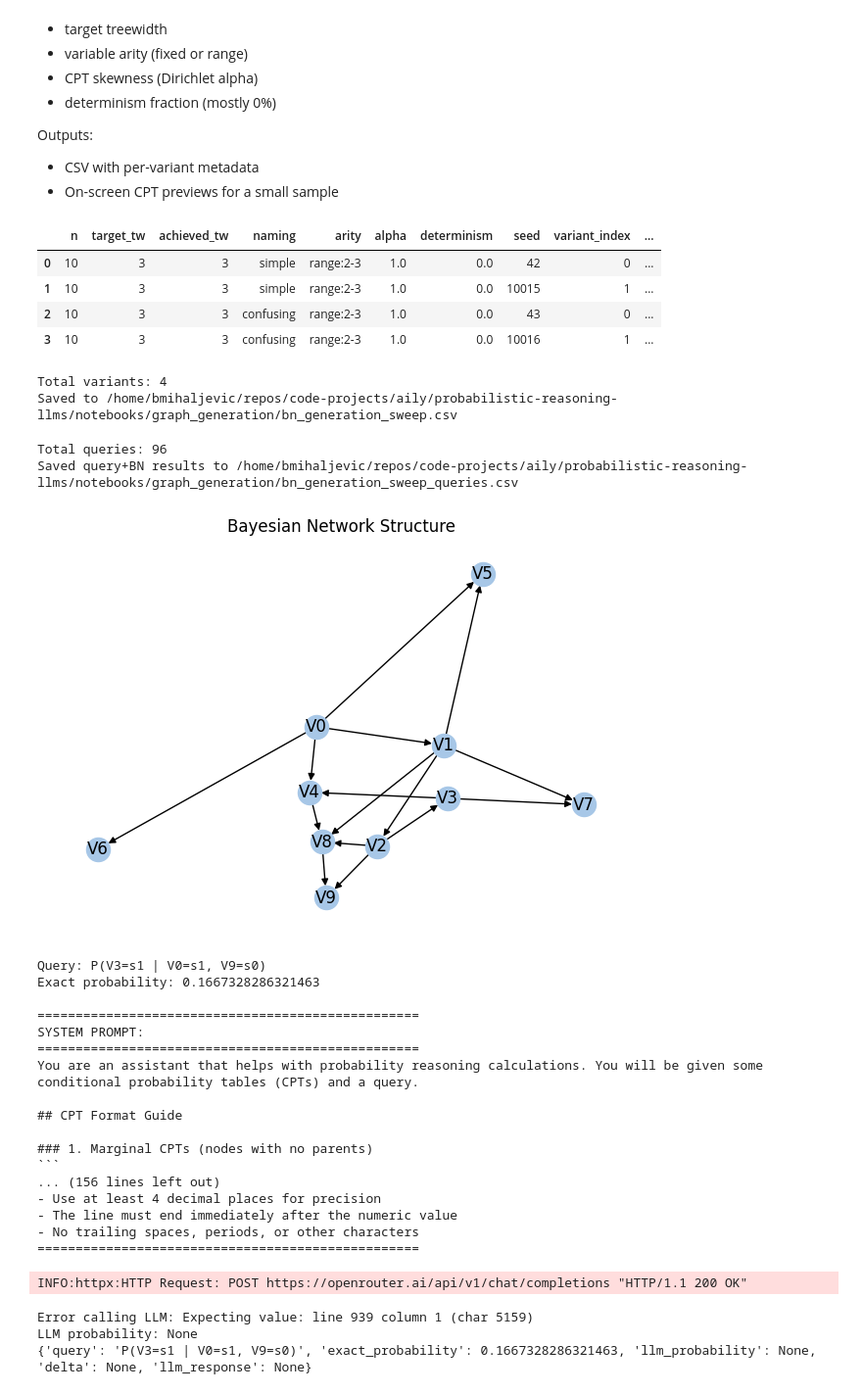
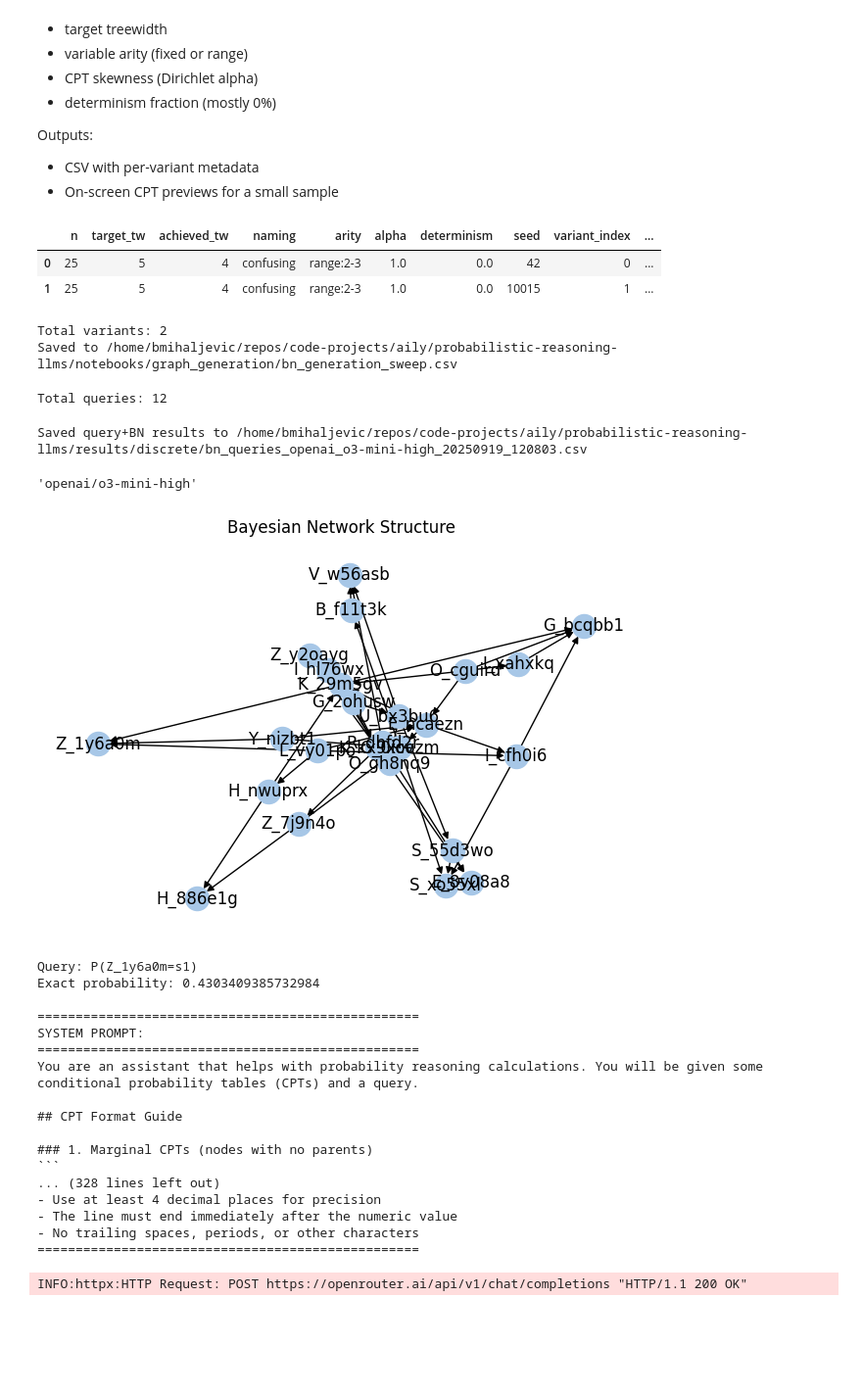
Before and after one commit to ferjorosa/probabilistic-reasoning-llms, a Jupyter notebook: notebooks/graph_generation/BN_generation_sweep.ipynb, the cells around one changed output. Shown at 98% size. Drawn from its saved outputs; the diff is of its cells as text; code cells hidden in the pictures; blank space fills up the shorter version.

````diff
--- a/notebooks/graph_generation/BN_generation_sweep.ipynb
+++ b/notebooks/graph_generation/BN_generation_sweep.ipynb
@@ -52,9 +53,9 @@ from llm_calling import extract_numeric_answer, create_probability_prompt, run_l
 # %%
 # Parameter grids (edit as needed)
 #ns = [7, 11, 15]
-ns = [10]
+ns = [25]
 #treewidths = [2, 3, 4]
-treewidths = [3]
+treewidths = [5]
 arity_specs = [
     #{"type": "fixed", "fixed": 2},
     {"type": "range", "min": 2, "max": 3},
@@ -64,7 +65,8 @@ dirichlet_alphas = [1.0]
 #determinism_fracs = [0.0, 0.1]  # mostly 0%; includes a nonzero test
 determinism_fracs = [0.0]  # mostly 0%; includes a nonzero test
 #naming_strategies = ['simple', 'confusing', 'semantic']  # Add naming strategy variation
-naming_strategies = ['simple', 'confusing']  # Add naming strategy variation
+#naming_strategies = ['simple', 'confusing']  # Add naming strategy variation
+naming_strategies = ['confusing']  # Add naming strategy variation
 variants_per_combo = 2
 base_seed = 42
 
@@ -139,11 +141,9 @@ df.to_csv(out_csv, index=False)
 print('Saved to', out_csv)
 # %% [output]
 |  | n | target_tw | achieved_tw | naming | arity | alpha | determinism | seed | variant_index | ... |
-| 0 | 10 | 3 | 3 | simple | range:2-3 | 1.0 | 0.0 | 42 | 0 | ... |
-| 1 | 10 | 3 | 3 | simple | range:2-3 | 1.0 | 0.0 | 10015 | 1 | ... |
-| 2 | 10 | 3 | 3 | confusing | range:2-3 | 1.0 | 0.0 | 43 | 0 | ... |
-| 3 | 10 | 3 | 3 | confusing | range:2-3 | 1.0 | 0.0 | 10016 | 1 | ... |
+| 0 | 25 | 5 | 4 | confusing | range:2-3 | 1.0 | 0.0 | 42 | 0 | ... |
+| 1 | 25 | 5 | 4 | confusing | range:2-3 | 1.0 | 0.0 | 10015 | 1 | ... |
-Total variants: 4
+Total variants: 2
 Saved to /home/bmihaljevic/repos/code-projects/aily/probabilistic-reasoning-llms/notebooks/graph_generation/bn_generation_sweep.csv
 # %%
 # For each Bayesian network, generate n queries using generate_queries, run them, and collect results
@@ -162,10 +162,11 @@ for idx, bn_dict in enumerate(all_bayesian_networks):
     # Generate 5 queries for this BN
     queries = generate_queries(
         bn,
-        num_queries=24,
+        num_queries=6,
         #query_node_counts=(1, 2),
-        query_node_counts=[1],
-        evidence_counts=(0, 1, 2),
+        query_node_counts=[2],
+        #evidence_counts=(0, 1, 2),
+        evidence_counts=(2),
         #distance_buckets=[(1, 1), (2, 3), (1, 3)],
         distance_buckets=[(2, 3)],
         seed=query_seed,
@@ -210,39 +211,48 @@ for idx, bn_dict in enumerate(all_bayesian_networks):
 # Convert to DataFrame and display
 full_df = pd.DataFrame(query_rows)
 print(f"Total queries: {len(full_df)}")
-
-
-
-# Optionally, save the full query+BN dataframe
-out_query_csv = repo_root / 'notebooks' / 'graph_generation' / 'bn_generation_sweep_queries.csv'
-full_df.to_csv(out_query_csv, index=False)
-print('Saved query+BN results to', out_query_csv)
 # %% [output]
-Total queries: 96
-Saved query+BN results to /home/bmihaljevic/repos/code-projects/aily/probabilistic-reasoning-llms/notebooks/graph_generation/bn_generation_sweep_queries.csv
+Total queries: 12
+# %%
+# Optionally, save the full query+BN dataframe
+#out_query_csv = repo_root / 'notebooks' / 'graph_generation' / 'bn_generation_sweep_queries.csv'
+from datetime import datetime
+timestamp = datetime.now().strftime("%Y%m%d_%H%M%S")
+model_filename = MODEL.replace("/", "_")
+out_query_csv = repo_root / 'results' / 'discrete' / f'bn_queries_{model_filename}_{timestamp}.csv'
+# Ensure the directory exists
+out_query_csv.parent.mkdir(parents=True, exist_ok=True)
+full_df.to_csv(out_query_csv, index=False)
+print('Saved query+BN results to', out_query_csv)
+# %% [output]
+Saved query+BN results to /home/bmihaljevic/repos/code-projects/aily/probabilistic-reasoning-llms/results/discrete/bn_queries_openai_o3-mini-high_20250919_120803.csv
+# %%
+MODEL
+# %% [output]
+'openai/o3-mini-high'
 # %%
 # Inspect a single row: draw BN, call LLM, compare\n
 from bn_query_sweep import inspect_row_and_call_llm, call_llm_for_query
 from pathlib import Path
 
 # Choose a row index from full_df
 #row_index = 330
-row_index = 33
+row_index = 8
 
 result = inspect_row_and_call_llm(
     full_df=full_df,
     all_bayesian_networks=all_bayesian_networks,
     row_index=row_index,
     openai_client=client,
     model=MODEL,
     prompts_path=prompt_path,
     draw_kwargs={"figsize": (6, 4)},
 )
 print(result)
 # %% [output]
-[figure, old version]
+[figure, new version]
-Query: P(V3=s1 | V0=s1, V9=s0)
-Exact probability: 0.1667328286321463
+Query: P(Z_1y6a0m=s1)
+Exact probability: 0.4303409385732984
 
 ==================================================
 SYSTEM PROMPT:
@@ -253,15 +263,12 @@ You are an assistant that helps with probability reasoning calculations. You wil
 
 ### 1. Marginal CPTs (nodes with no parents)
 ```
-... (156 lines left out)
+... (328 lines left out)
 - Use at least 4 decimal places for precision
 - The line must end immediately after the numeric value
 - No trailing spaces, periods, or other characters
 ==================================================
 INFO:httpx:HTTP Request: POST https://openrouter.ai/api/v1/chat/completions "HTTP/1.1 200 OK"
-Error calling LLM: Expecting value: line 939 column 1 (char 5159)
-LLM probability: None
-{'query': 'P(V3=s1 | V0=s1, V9=s0)', 'exact_probability': 0.1667328286321463, 'llm_probability': None, 'delta': None, 'llm_response': None}
 # %%
 # Optional: Call LLM on a subset AFTER query generation
 # Provide indices of rows in full_df for which to call the LLM.
````
Also changed, not shown: parts of 7 cells of this notebook.
